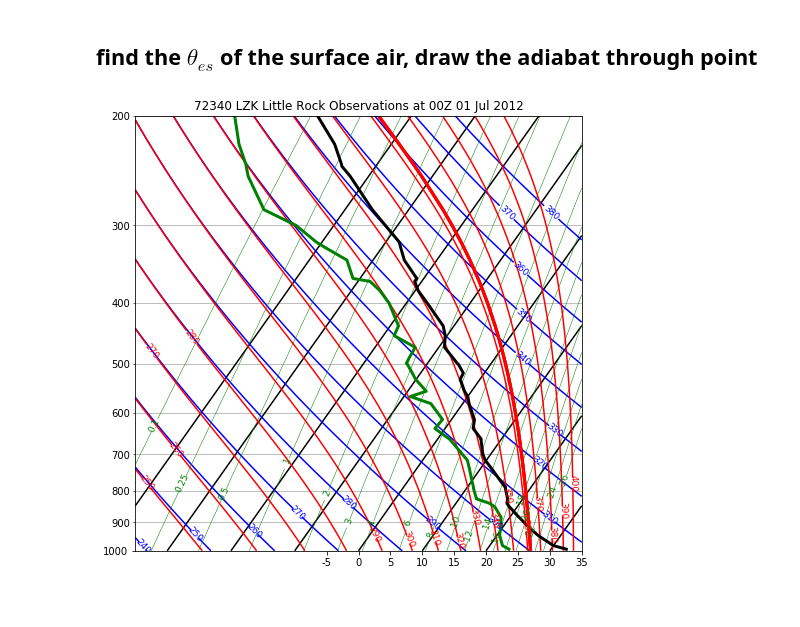
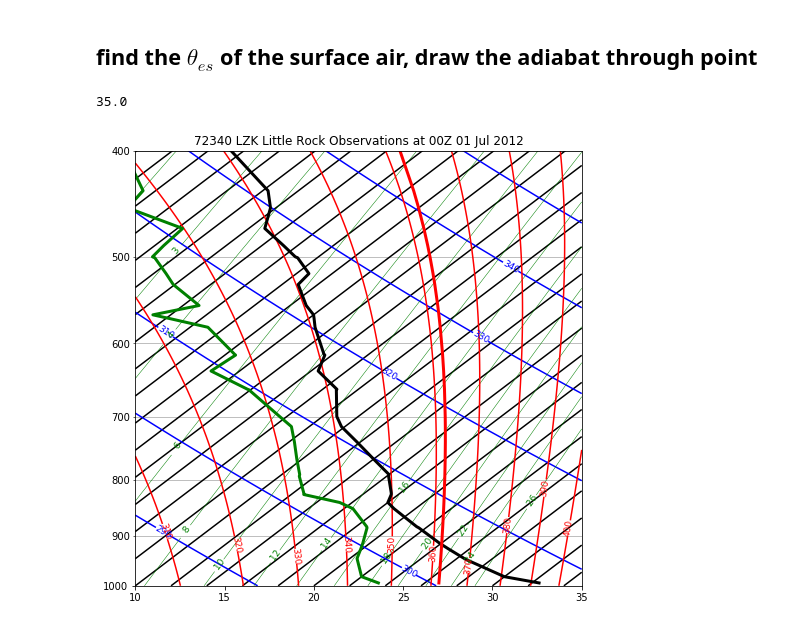
Before and after one commit to AndrewLoeppky/atsc405_2018, a Jupyter notebook: notebooks/cape_part1.ipynb, the cells around one changed output. Cells and saved outputs as stored; diff of their text form; code cells hidden in the pictures.

```diff
--- a/notebooks/cape_part1.ipynb
+++ b/notebooks/cape_part1.ipynb
@@ -93,7 +93,7 @@ units: {'drct': 'deg',
 # %% [markdown]
 ## Convert temperature and dewpoint to skew coords
 # %%
-skew=30.
+skew=35.
 triplets=zip(sounding['temp'],sounding['dwpt'],sounding['pres'])
 xcoord_T=[]
 xcoord_Td=[]
@@ -102,13 +102,31 @@ for a_temp,a_dew,a_pres in triplets:
     xcoord_Td.append(convertTempToSkew(a_dew,a_pres,skew))
 # %% [markdown]
 ## Plot the sounding, making the sounding lines thicker
+# %%
+def label_fun():
+    """
+    override the default rs labels with a tighter mesh
+    """
+    from numpy import arange
+    #
+    # get the default labels
+    #
+    tempLabels,rsLabels, thetaLabels, thetaeLabels = make_default_labels()
+    #
+    # change the temperature and rs grids
+    #
+    tempLabels = range(-40, 50, 2)
+    rsLabels = [0.1, 0.25, 0.5, 1, 2, 3] + list(np.arange(4, 28, 2))
+    return tempLabels,rsLabels, thetaLabels, thetaeLabels
 # %%
-skew=30
 fig,ax =plt.subplots(1,1,figsize=(8,8))
-corners=[-35,35]
-ax,skew = makeSkewWet(ax,corners=corners,skew=skew)
+corners = [10, 35]
+ax, skew = makeSkewWet(ax, corners=corners, skew=skew,label_fun=label_fun)
+#ax,skew = makeSkewWet(ax,corners=corners,skew=skew)
+out=ax.set(title=title_string)
+xcorners=find_corners(corners,skew=skew)
+ax.set(xlim=xcorners,ylim=[1000,400]);
 l1,=ax.plot(xcoord_T,sounding['pres'],color='k',label='temp')
 l2,=ax.plot(xcoord_Td,sounding['pres'],color='g',label='dew')
-[line.set(linewidth=3) for line in [l1,l2]]
-out=ax.set(title=title_string)
+[line.set(linewidth=3) for line in [l1,l2]];
 # %% [output]
@@ -119,6 +137,10 @@ out=ax.set(title=title_string)
 np.seterr(all='ignore');
 # %% [markdown]
 ## find the $\theta_{es}$ of the surface air, draw the adiabat through point
+# %%
+print(skew)
+# %% [output]
+35.0
 # %%
 from a405.thermo.thermlib import find_Tmoist,find_thetaep,find_rsat,find_Tv
 #
@@ -137,32 +159,31 @@ press=sounding['pres'].values*100.
 # the pressure array to be increasing, so flip it for the search,
 # then flip the index.  Above 200 hPa thetae goes bananas, so
 # so trim so we only have good values
 #
 toplim=len(press) - np.searchsorted(press[::-1],2.e4)
 press=press[:toplim]
 #
 # find temps along that adiabat
 #
 adia_temps= np.array([find_Tmoist(sfc_thetae,the_press) for the_press in press])
 adia_rvaps = find_rsat(adia_temps,press)
 adia_rls = sfc_rvap - adia_rvaps
 env_temps = (sounding['temp'].values + c.Tc)[:toplim]
 env_Td = (sounding['dwpt'].values + c.Tc)[:toplim]
 height = sounding['hght'].values[:toplim]
 pairs = zip(env_Td,press)
 env_rvaps= np.array([find_rsat(td,the_press) for td,the_press in pairs])
 env_Tv = find_Tv(env_temps,env_rvaps)
 adia_Tv = find_Tv(adia_temps,adia_rvaps,adia_rls)
 xcoord_thetae=[]
 press_hPa = press*1.e-2
 #
 # convert the adiabatic thetae sounding to skewT coords
 #
 for a_temp,a_press in zip(adia_temps - c.Tc,press_hPa):
     out=convertTempToSkew(a_temp,a_press,skew)
     xcoord_thetae.append(out)
 ax.plot(xcoord_thetae,press_hPa,color='r',label='thetae',linewidth=3.)
-ax.set(ylim=[1000.,200.])
 display(fig)
 # %% [output]
-[figure, old version]
+[figure, new version]
```
Also changed, not shown: parts of 1 cell of this notebook, 3 other files.
